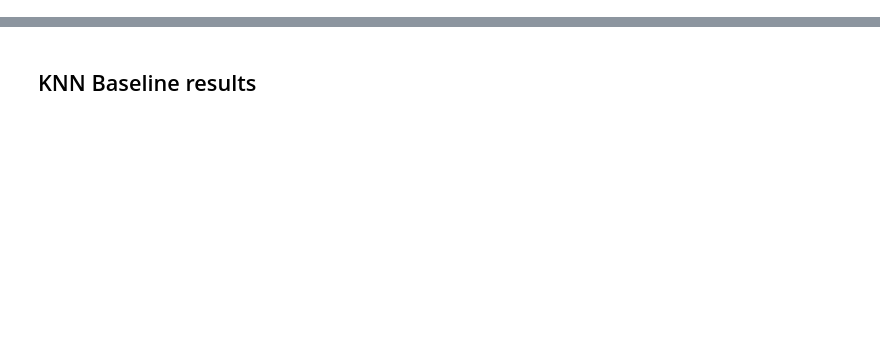
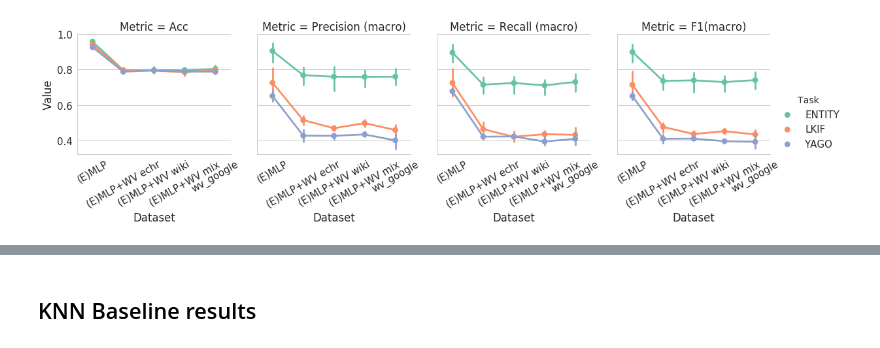
Before and after one commit to MIREL-UNC/mirel-scripts, a Jupyter notebook: Fast results.ipynb, the cells around one changed output, grey strips where cells are left out. Saved outputs shown, nothing was run; the diff lists cells and outputs as text; code cells hidden in the pictures; blank space fills up the shorter version.

```diff
--- a/Fast results.ipynb
+++ b/Fast results.ipynb
@@ -304,2 +28,0 @@ with open('/home/ccardellino/datasets/echr/annotated/processed/classes.p', 'rb')
-# %%
-predictions = pandas.read_csv('/home/mteruel/mirel/results/echr/batch/holdout/wv_echr/evaluation_predictions_YAGO.csv')
@@ -426,0 +80,7 @@ General Results
+# %%
+def get_fold_results(prediction_base_filename, dataset_names, base_dirname, iterations=ITERATIONS):
+    test_fold_results = []
+    for fold in range(FOLDS):
+        test_fold_results.append(get_results(prediction_base_filename, dataset_names,
+                                             base_dirname.format(i=fold + 1), iterations=iterations))
+    return test_fold_results
@@ -426,0 +183,15 @@ General Results
+# %%
+dataset_names = [
+    ('handcrafted', 'Handcrafted Features'),
+    ('wv_echr', 'Word vectors trained with the ECHR documents'),
+    ('wv_wiki', 'Word vectors trained with the Wikipedia documents'),
+    ('wv_mixed', 'Word vectors trained with documents from Wikipedia and ECHR'),
+    ('wv_google', 'Word vectors trained with documents from Wikipedia and ECHR')
+]
+prediction_base_filename = r'test_predictions_.*{}.*csv'
+base_dirname = '../results/echr/evaluations/iter{i}/train/{{dataset_name}}'
+all_test_results = get_fold_results(prediction_base_filename, dataset_names, base_dirname)
+# %%
+plot_tasks_all_datasets(all_test_results)
+# %% [output]
+[figure, added]
```
Also changed, not shown: parts of 52 cells of this notebook.
